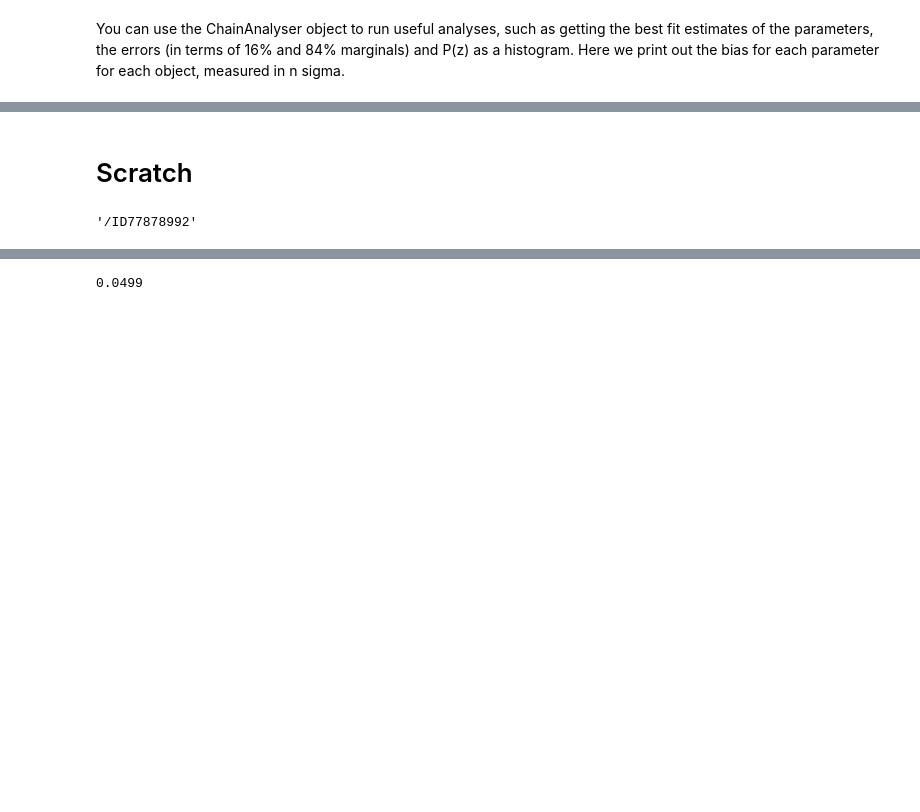
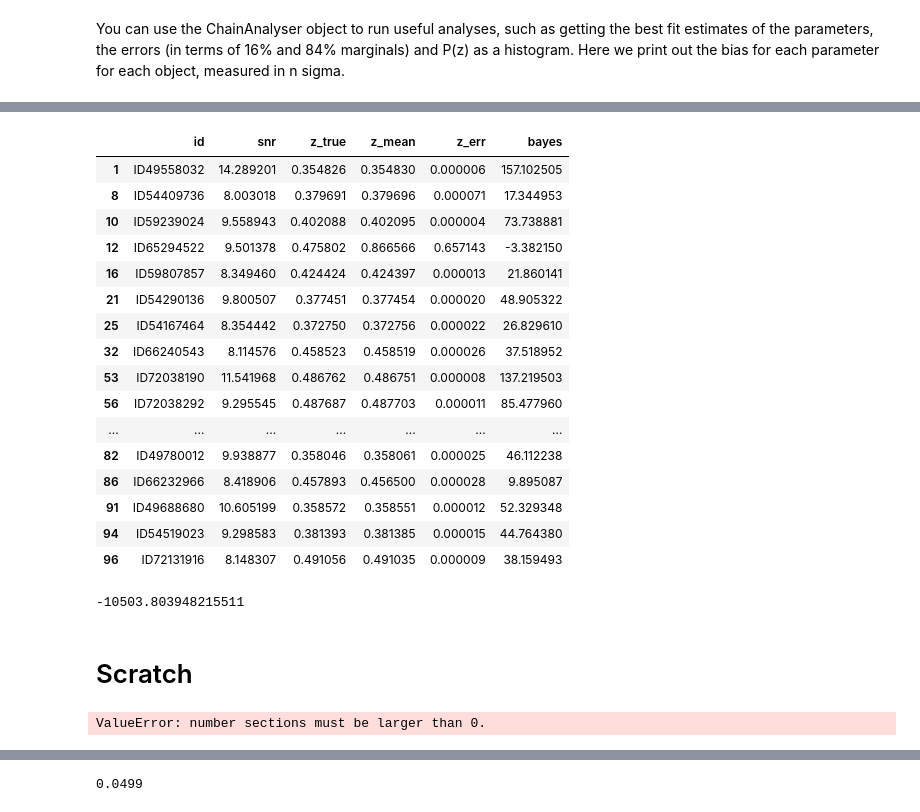
Before and after one commit to MichelleLochner/radio-z, a Jupyter notebook: examples/example.ipynb, the cells around one changed output, grey strips where cells are left out. Drawn from its saved outputs; the diff is of its cells as text; code cells hidden in the pictures; blank space fills up the shorter version.

Commit message:
Updates for computing Bayes factors

```diff
--- a/examples/example.ipynb
+++ b/examples/example.ipynb
@@ -72,0 +138,31 @@ data_maker.plot_profile(df, plot_model=True, model_params=model_params, plot_fit
+# %%
+def get_snr(fl):
+    data = pd.read_hdf(fl, 'data')
+    ests = pd.read_hdf(f, 'summary')
+    prms = ests['True'].as_matrix()[:-1]
+    lp = hiprofile.LineProfile(*prms)
+    psi_fit = lp.get_line_profile(data.v.as_matrix())
+    return abs(psi_fit/data.psi_err).max()
+# %%
+fls = glob.glob(rt+'*')
+# %%
+for f in fls:
+    An = hifit.ChainAnalyser(f)
+    prms = pd.read_hdf(f,'parameters')[An.param_names[:-1]]
+    prms = prms.as_matrix()[0]
+    An.parameter_estimates(true_params=prms, save_to_file=True)
+# %%
+param ='z'
+plot_df = pd.DataFrame(data=[], columns=['id', 'snr', 'true_snr', param+'_true', param+'_mean', param+'_err', 'bayes'])
+for f in fls:
+    ests = pd.read_hdf(f, 'summary')
+    prms = pd.read_hdf(f, 'parameters')
+    ev = pd.read_hdf(f, 'evidence')
+    ind = prms.id.iloc[0]
+    snr = prms.ska1_band1_snr.iloc[0]
+    true_param = ests.loc[param,'True']
+    mean_param = ests.loc[param,'MAP']
+    bayes_fact = ev['Bayes factor'].iloc[0]
+    sig = ((ests.loc[param,'84p']-ests.loc[param,'Mean'])+(ests.loc[param,'Mean'])-ests.loc[param,'16p'])/2
+    true_snr = get_snr(f)
+    plot_df.loc[len(plot_df)] = [ind, snr, true_snr, true_param, mean_param, sig, bayes_fact]
@@ -73,6 +203,26 @@ data_maker.plot_profile(df, plot_model=True, model_params=model_params, plot_fit
+# %%
+plot_df[plot_df.snr>8]
+# %% [output]
+|  | id | snr | z_true | z_mean | z_err | bayes |
+| 1 | ID49558032 | 14.289201 | 0.354826 | 0.354830 | 0.000006 | 157.102505 |
+| 8 | ID54409736 | 8.003018 | 0.379691 | 0.379696 | 0.000071 | 17.344953 |
+| 10 | ID59239024 | 9.558943 | 0.402088 | 0.402095 | 0.000004 | 73.738881 |
+| 12 | ID65294522 | 9.501378 | 0.475802 | 0.866566 | 0.657143 | -3.382150 |
+| 16 | ID59807857 | 8.349460 | 0.424424 | 0.424397 | 0.000013 | 21.860141 |
+| 21 | ID54290136 | 9.800507 | 0.377451 | 0.377454 | 0.000020 | 48.905322 |
+| 25 | ID54167464 | 8.354442 | 0.372750 | 0.372756 | 0.000022 | 26.829610 |
+| 32 | ID66240543 | 8.114576 | 0.458523 | 0.458519 | 0.000026 | 37.518952 |
+| 53 | ID72038190 | 11.541968 | 0.486762 | 0.486751 | 0.000008 | 137.219503 |
+| 56 | ID72038292 | 9.295545 | 0.487687 | 0.487703 | 0.000011 | 85.477960 |
+| ... | ... | ... | ... | ... | ... | ... |
+| 82 | ID49780012 | 9.938877 | 0.358046 | 0.358061 | 0.000025 | 46.112238 |
+| 86 | ID66232966 | 8.418906 | 0.457893 | 0.456500 | 0.000028 | 9.895087 |
+| 91 | ID49688680 | 10.605199 | 0.358572 | 0.358551 | 0.000012 | 52.329348 |
+| 94 | ID54519023 | 9.298583 | 0.381393 | 0.381385 | 0.000015 | 44.764380 |
+| 96 | ID72131916 | 8.148307 | 0.491056 | 0.491035 | 0.000009 | 38.159493 |
+# %%
+(plot_df.v0_mean-plot_df.v0_true)
+# %% [output]
+-10503.803948215511
 # %% [markdown]
 # Scratch
-# %%
-ind
-# %% [output]
-'/ID77878992'
@@ -78,0 +231,4 @@ ind
+# %%
+np.array_split(range(10),0)
+# %% [output]
+ValueError: number sections must be larger than 0.
```
Also changed, not shown: parts of 28 cells of this notebook, 4 other files.
